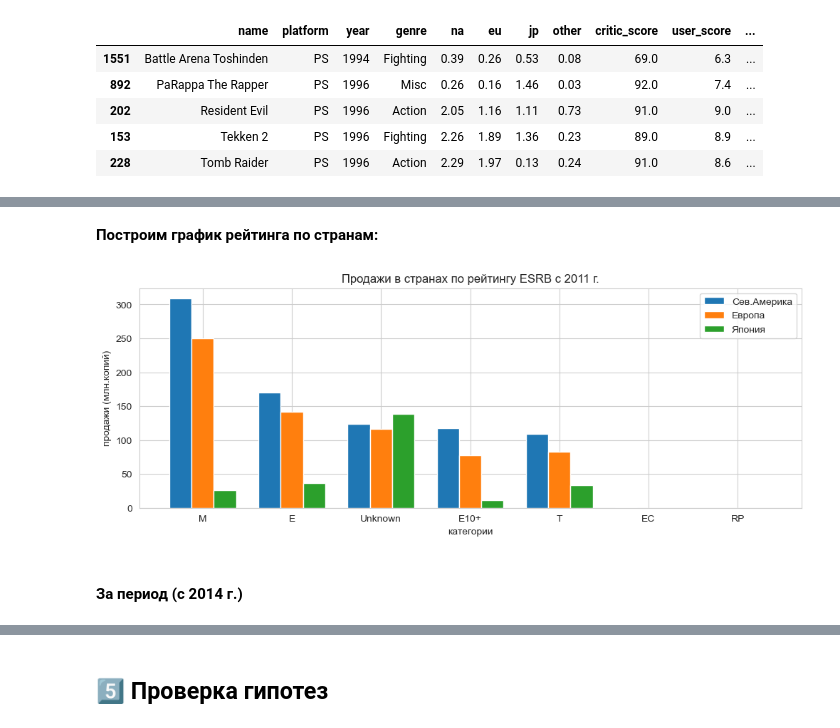
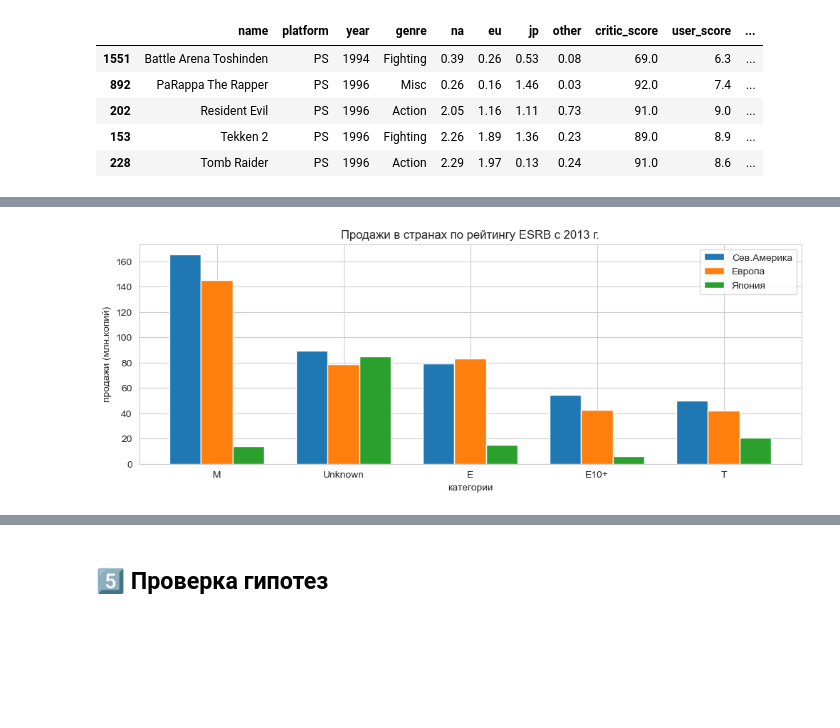
Before and after one commit to Dev-gramm/practicum-da98, a Jupyter notebook: project_1.ipynb, the cells around one changed output, grey strips where cells are left out. Cells and saved outputs as stored; diff of their text form; code cells hidden in the pictures; blank space fills up the shorter version.

```diff
--- a/project_1.ipynb
+++ b/project_1.ipynb
@@ -2199,22 +2141,20 @@ df_rating_2011
-# %% [markdown]
-**Построим график рейтинга по странам:**
 # %%
+df_rating_2013 = df[df['year'] >= 2013].pivot_table(index='rating', values=['na', 'eu', 'jp'], aggfunc='sum')\
+.sort_values(by='na', ascending=False).reset_index().rename_axis(None, axis=1)
 plt.figure(figsize=(12,4))
-x = df_rating_2011['rating']
-rna = df_rating_2011['na']
-reu = df_rating_2011['eu']
-rjp = df_rating_2011['jp']
+x = df_rating_2013['rating']
+rna = df_rating_2013['na']
+reu = df_rating_2013['eu']
+rjp = df_rating_2013['jp']
 x_axis = np.arange(len(x))
 plt.bar(x_axis - 0.25, rna, 0.25, label = 'Сев.Америка')
 plt.bar(x_axis + 0, reu, 0.25, label = 'Европа')
 plt.bar(x_axis + 0.25, rjp, 0.25, label = 'Япония')
 plt.xticks(x_axis, x)
 plt.xlabel("категории")
 plt.ylabel("продажи (млн.копий)")
-plt.title("Продажи в странах по рейтингу ESRB с 2011 г.")
+plt.title("Продажи в странах по рейтингу ESRB с 2013 г.")
 plt.legend()
 plt.show()
 # %% [output]
-[figure, old version]
+[figure, new version]
-# %% [markdown]
-#### За период (с 2014 г.)
```
Also changed, not shown: parts of 40 cells of this notebook.
